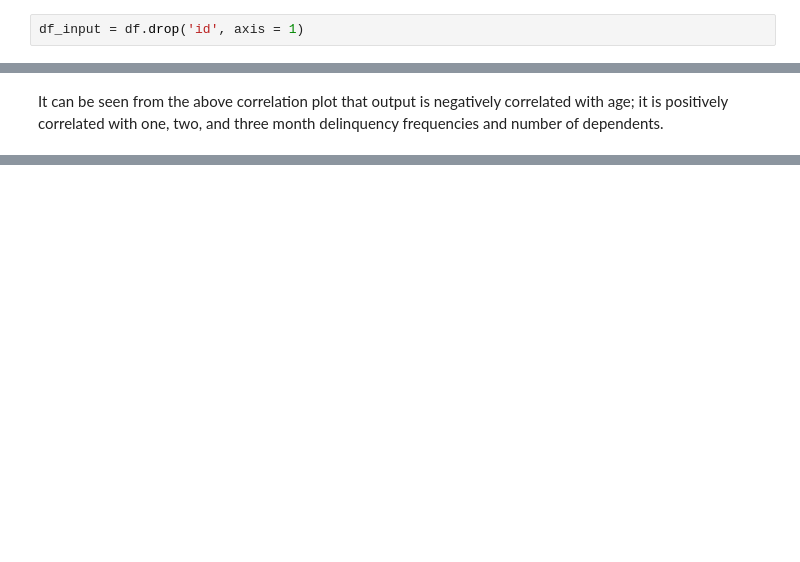
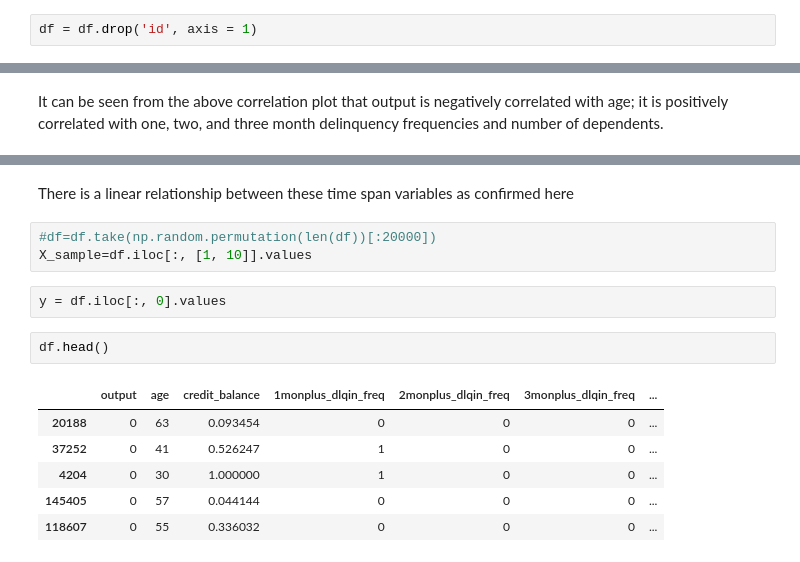
Before and after one commit to aakash257/finance_ds, a Jupyter notebook: kaggle_givemesomecredit.ipynb, the cells around one changed output, grey strips where cells are left out. Saved outputs shown, nothing was run; the diff lists cells and outputs as text; blank space fills up the shorter version.

```diff
--- a/kaggle_givemesomecredit.ipynb
+++ b/kaggle_givemesomecredit.ipynb
@@ -53,4 +50,4 @@ factor = FactorAnalysis(n_components=4, , random_state=101).fit(X)
 # %%
-df_input = df.drop('id', axis = 1)
+df = df.drop('id', axis = 1)
 # %%
 f, ax = plt.subplots(figsize=(10, 8))
@@ -67,0 +99,16 @@ It can be seen from the above correlation plot that output is negatively correla
+# %% [markdown]
+There is a linear relationship between these time span variables as confirmed here
+# %%
+#df=df.take(np.random.permutation(len(df))[:20000])
+X_sample=df.iloc[:, [1, 10]].values
+# %%
+y = df.iloc[:, 0].values
+# %%
+df.head()
+# %% [output]
+|  | output | age | credit_balance | 1monplus_dlqin_freq | 2monplus_dlqin_freq | 3monplus_dlqin_freq | ... |
+| 20188 | 0 | 63 | 0.093454 | 0 | 0 | 0 | ... |
+| 37252 | 0 | 41 | 0.526247 | 1 | 0 | 0 | ... |
+| 4204 | 0 | 30 | 1.000000 | 1 | 0 | 0 | ... |
+| 145405 | 0 | 57 | 0.044144 | 0 | 0 | 0 | ... |
+| 118607 | 0 | 55 | 0.336032 | 0 | 0 | 0 | ... |
```
Also changed, not shown: parts of 18 cells of this notebook.
